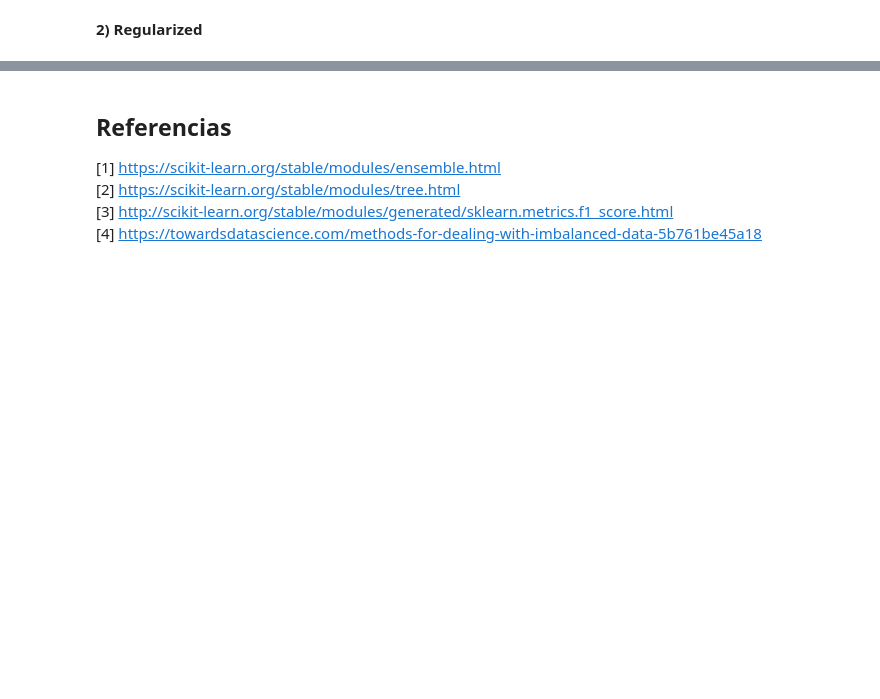
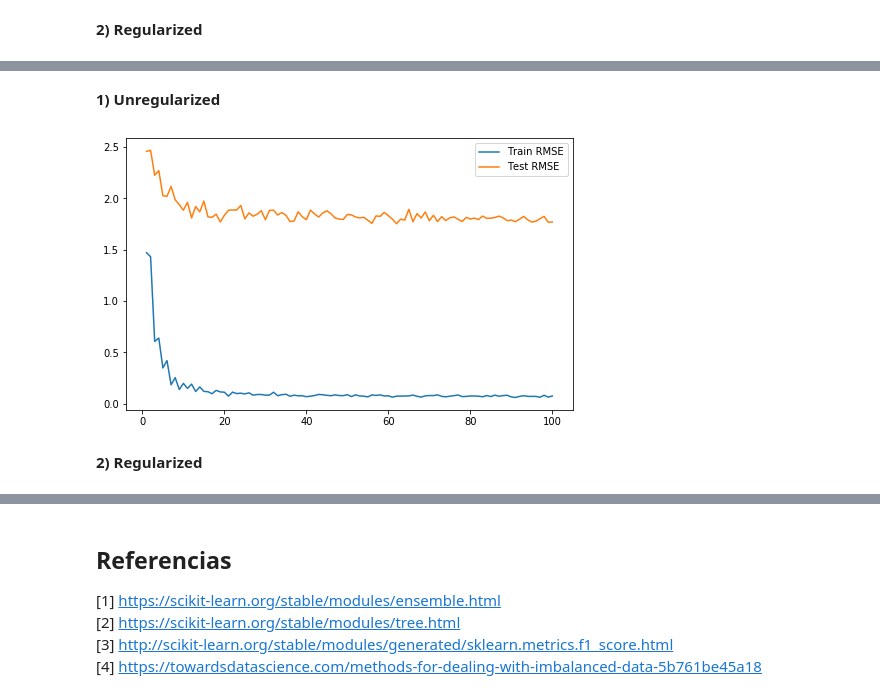
Before and after one commit to garjona/Tarea3-INF393-II-2019, a Jupyter notebook: Desarrollo Actividad 1.ipynb, the cells around one changed output, grey strips where cells are left out. Saved outputs shown, nothing was run; the diff lists cells and outputs as text; code cells hidden in the pictures; blank space fills up the shorter version.

```diff
--- a/Desarrollo Actividad 1.ipynb
+++ b/Desarrollo Actividad 1.ipynb
@@ -404,0 +422,31 @@ RMSE_train_list
+# %% [markdown]
+**1) Unregularized**
+# %%
+from sklearn.ensemble import AdaBoostRegressor
+
+RMSE_train_list = []
+RMSE_test_list = []
+
+for n_estimator in range(100):
+
+  # to avoid n_estimator = 0
+  n_estimator = n_estimator + 1
+
+  model = AdaBoostRegressor(base_estimator=model_unr, n_estimators=n_estimator)
+  model.fit(X_train,y_train)
+
+  y_train_hat = model.predict(X_train)
+  y_val_hat = model.predict(X_val)
+  RMSE_train_list.append(RMSE(y_train,y_train_hat))
+  RMSE_test_list.append(RMSE(y_val,y_val_hat))
+# %%
+x_axis = np.arange(101)[1:]
+plt.figure(figsize=(8,5))
+plt.plot(x_axis, RMSE_train_list,label="Train RMSE")
+plt.plot(x_axis, RMSE_test_list,label="Test RMSE")
+plt.legend()
+plt.show()
+# %% [output]
+[figure, added]
+# %% [markdown]
+**2) Regularized**
```
Also changed, not shown: parts of 30 cells of this notebook.
